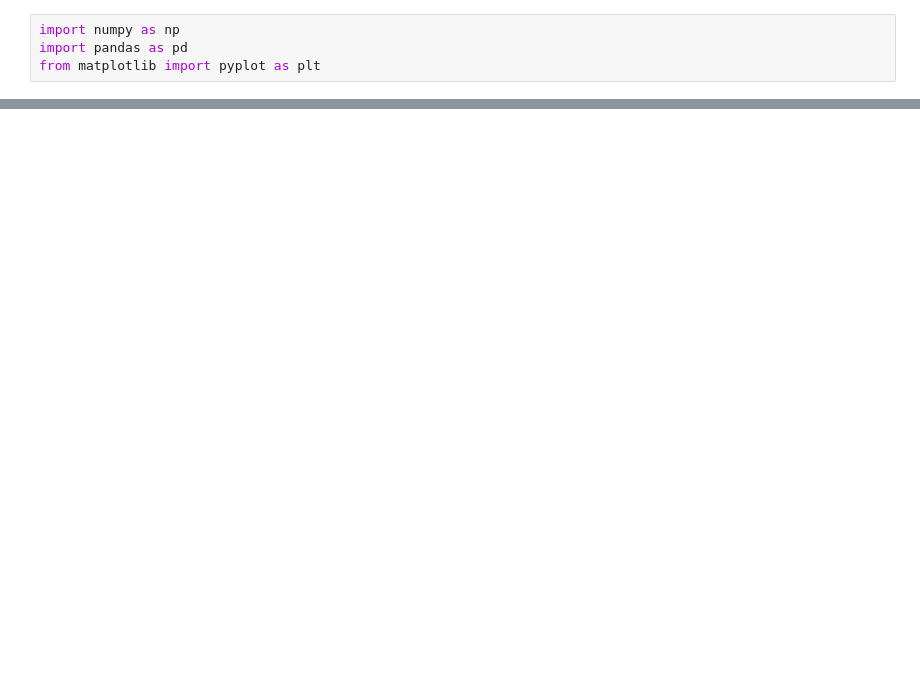
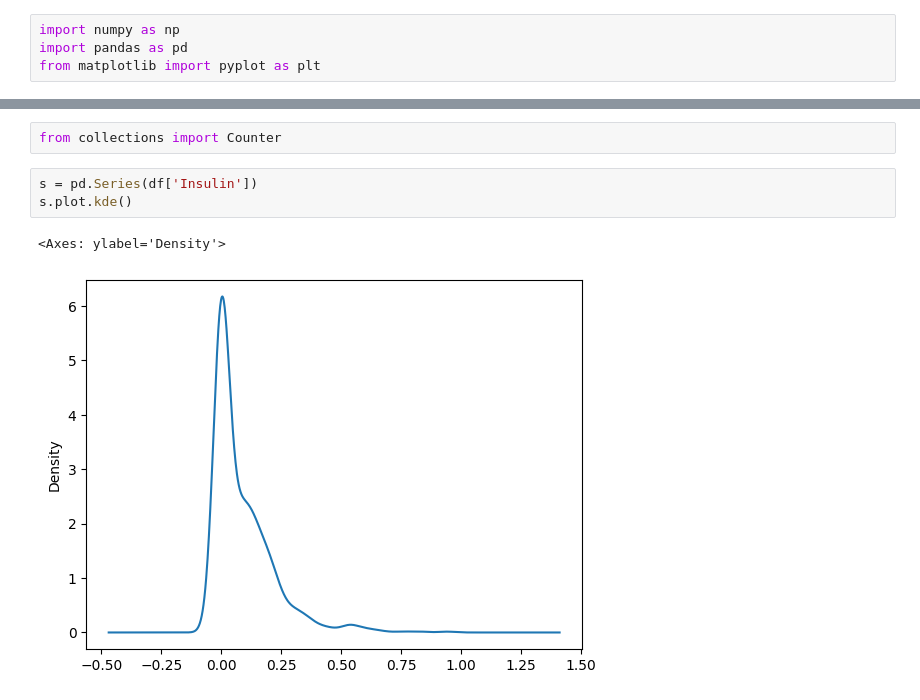
Before and after one commit to AngelicHedgehog/BMSTU-Modeling, a Jupyter notebook: hw2/hw2.ipynb, the cells around one changed output, grey strips where cells are left out. Saved outputs shown, nothing was run; the diff lists cells and outputs as text; blank space fills up the shorter version.

```diff
--- a/hw2/hw2.ipynb
+++ b/hw2/hw2.ipynb
@@ -47,0 +58,8 @@ plt.show()
+# %%
+from collections import Counter
+# %%
+s = pd.Series(df['Insulin'])
+s.plot.kde()
+# %% [output]
+<Axes: ylabel='Density'>
+[figure, added]
```
Also changed, not shown: parts of 5 cells of this notebook, 2 other files.
